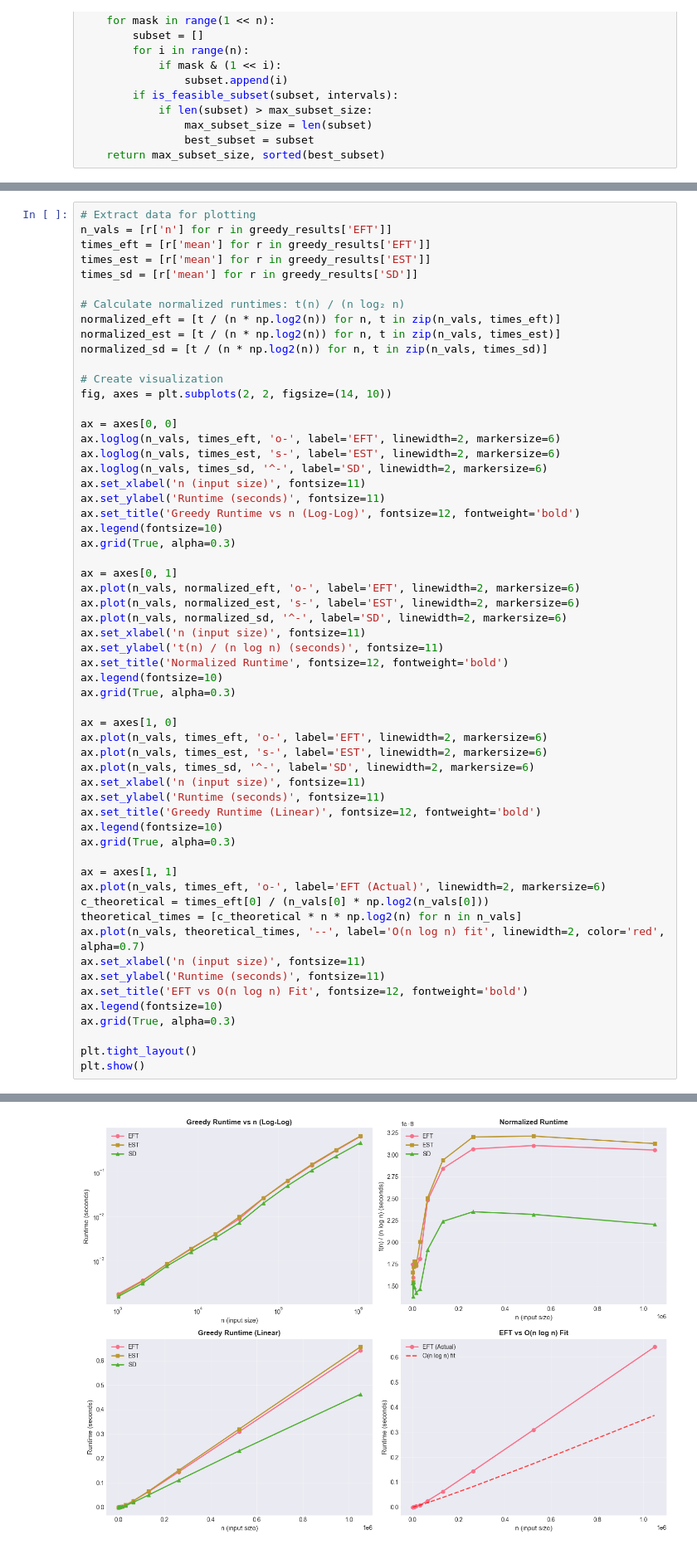
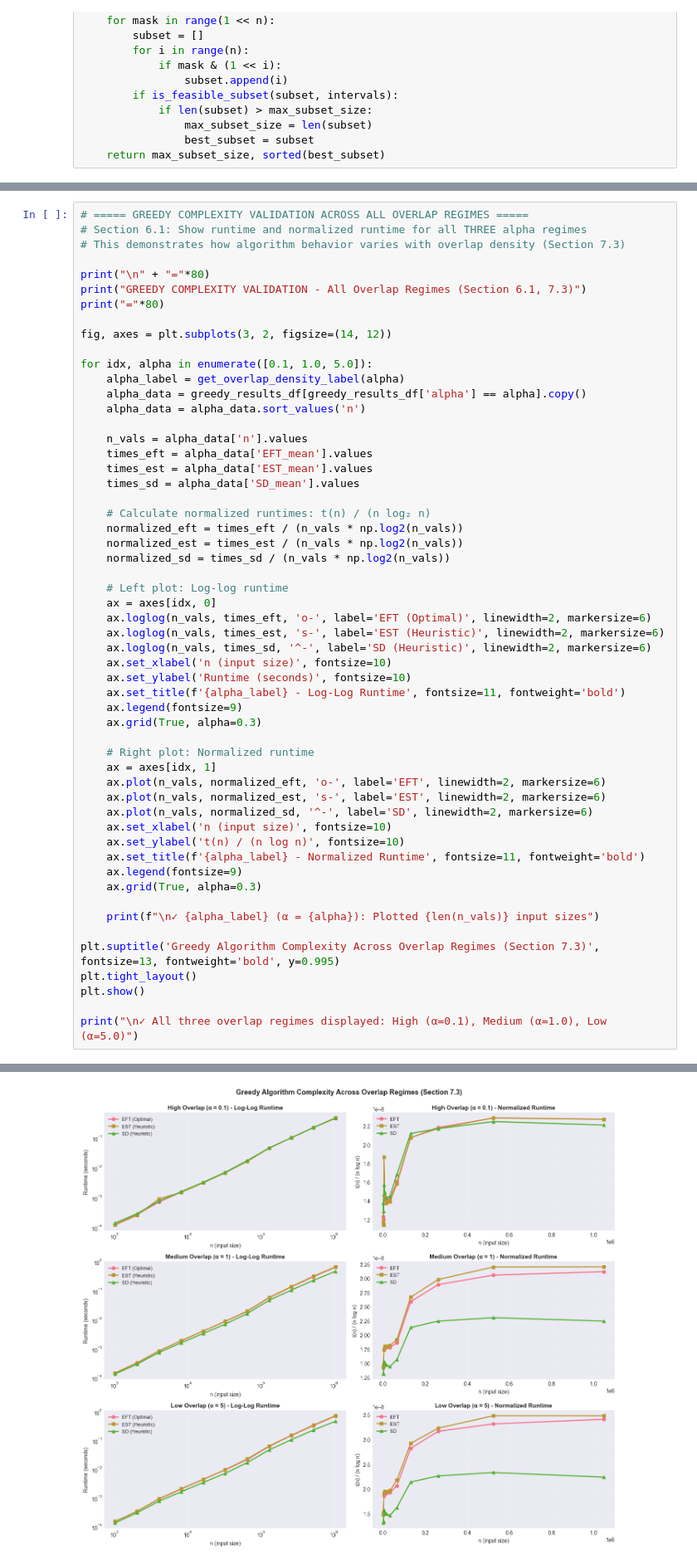
Before and after one commit to saugatshakya/interval-scheduling-analysis, a Jupyter notebook: report.ipynb, the cells around one changed output, grey strips where cells are left out. Shown at 83% size. Drawn from its saved outputs; the diff is of its cells as text.

```diff
--- a/report.ipynb
+++ b/report.ipynb
@@ -532,59 +756,56 @@ We validate using runtime and normalized-runtime plots below.
 # %%
-# Extract data for plotting
-n_vals = [r['n'] for r in greedy_results['EFT']]
-times_eft = [r['mean'] for r in greedy_results['EFT']]
-times_est = [r['mean'] for r in greedy_results['EST']]
-times_sd = [r['mean'] for r in greedy_results['SD']]
+# ===== GREEDY COMPLEXITY VALIDATION ACROSS ALL OVERLAP REGIMES =====
+# Section 6.1: Show runtime and normalized runtime for all THREE alpha regimes
+# This demonstrates how algorithm behavior varies with overlap density (Section 7.3)
 
-# Calculate normalized runtimes: t(n) / (n log₂ n)
-normalized_eft = [t / (n * np.log2(n)) for n, t in zip(n_vals, times_eft)]
-normalized_est = [t / (n * np.log2(n)) for n, t in zip(n_vals, times_est)]
-normalized_sd = [t / (n * np.log2(n)) for n, t in zip(n_vals, times_sd)]
+print("\n" + "="*80)
+print("GREEDY COMPLEXITY VALIDATION - All Overlap Regimes (Section 6.1, 7.3)")
+print("="*80)
 
-# Create visualization
-fig, axes = plt.subplots(2, 2, figsize=(14, 10))
+fig, axes = plt.subplots(3, 2, figsize=(14, 12))
 
-ax = axes[0, 0]
-ax.loglog(n_vals, times_eft, 'o-', label='EFT', linewidth=2, markersize=6)
-ax.loglog(n_vals, times_est, 's-', label='EST', linewidth=2, markersize=6)
-ax.loglog(n_vals, times_sd, '^-', label='SD', linewidth=2, markersize=6)
-ax.set_xlabel('n (input size)', fontsize=11)
-ax.set_ylabel('Runtime (seconds)', fontsize=11)
-ax.set_title('Greedy Runtime vs n (Log-Log)', fontsize=12, fontweight='bold')
-ax.legend(fontsize=10)
-ax.grid(True, alpha=0.3)
+for idx, alpha in enumerate([0.1, 1.0, 5.0]):
+    alpha_label = get_overlap_density_label(alpha)
+    alpha_data = greedy_results_df[greedy_results_df['alpha'] == alpha].copy()
+    alpha_data = alpha_data.sort_values('n')
 
-ax = axes[0, 1]
-ax.plot(n_vals, normalized_eft, 'o-', label='EFT', linewidth=2, markersize=6)
-ax.plot(n_vals, normalized_est, 's-', label='EST', linewidth=2, markersize=6)
-ax.plot(n_vals, normalized_sd, '^-', label='SD', linewidth=2, markersize=6)
-ax.set_xlabel('n (input size)', fontsize=11)
-ax.set_ylabel('t(n) / (n log n) (seconds)', fontsize=11)
-ax.set_title('Normalized Runtime', fontsize=12, fontweight='bold')
-ax.legend(fontsize=10)
-ax.grid(True, alpha=0.3)
+    n_vals = alpha_data['n'].values
+    times_eft = alpha_data['EFT_mean'].values
+    times_est = alpha_data['EST_mean'].values
+    times_sd = alpha_data['SD_mean'].values
 
-ax = axes[1, 0]
-ax.plot(n_vals, times_eft, 'o-', label='EFT', linewidth=2, markersize=6)
-ax.plot(n_vals, times_est, 's-', label='EST', linewidth=2, markersize=6)
-ax.plot(n_vals, times_sd, '^-', label='SD', linewidth=2, markersize=6)
-ax.set_xlabel('n (input size)', fontsize=11)
-ax.set_ylabel('Runtime (seconds)', fontsize=11)
-ax.set_title('Greedy Runtime (Linear)', fontsize=12, fontweight='bold')
-ax.legend(fontsize=10)
-ax.grid(True, alpha=0.3)
+    # Calculate normalized runtimes: t(n) / (n log₂ n)
+    normalized_eft = times_eft / (n_vals * np.log2(n_vals))
+    normalized_est = times_est / (n_vals * np.log2(n_vals))
+    normalized_sd = times_sd / (n_vals * np.log2(n_vals))
 
-ax = axes[1, 1]
-ax.plot(n_vals, times_eft, 'o-', label='EFT (Actual)', linewidth=2, markersize=6)
-c_theoretical = times_eft[0] / (n_vals[0] * np.log2(n_vals[0]))
-theoretical_times = [c_theoretical * n * np.log2(n) for n in n_vals]
-ax.plot(n_vals, theoretical_times, '--', label='O(n log n) fit', linewidth=2, color='red', alpha=0.7)
-ax.set_xlabel('n (input size)', fontsize=11)
-ax.set_ylabel('Runtime (seconds)', fontsize=11)
-ax.set_title('EFT vs O(n log n) Fit', fontsize=12, fontweight='bold')
-ax.legend(fontsize=10)
-ax.grid(True, alpha=0.3)
+    # Left plot: Log-log runtime
+    ax = axes[idx, 0]
+    ax.loglog(n_vals, times_eft, 'o-', label='EFT (Optimal)', linewidth=2, markersize=6)
+    ax.loglog(n_vals, times_est, 's-', label='EST (Heuristic)', linewidth=2, markersize=6)
+    ax.loglog(n_vals, times_sd, '^-', label='SD (Heuristic)', linewidth=2, markersize=6)
+    ax.set_xlabel('n (input size)', fontsize=10)
+    ax.set_ylabel('Runtime (seconds)', fontsize=10)
+    ax.set_title(f'{alpha_label} - Log-Log Runtime', fontsize=11, fontweight='bold')
+    ax.legend(fontsize=9)
+    ax.grid(True, alpha=0.3)
 
+    # Right plot: Normalized runtime
+    ax = axes[idx, 1]
+    ax.plot(n_vals, normalized_eft, 'o-', label='EFT', linewidth=2, markersize=6)
+    ax.plot(n_vals, normalized_est, 's-', label='EST', linewidth=2, markersize=6)
+    ax.plot(n_vals, normalized_sd, '^-', label='SD', linewidth=2, markersize=6)
+    ax.set_xlabel('n (input size)', fontsize=10)
+    ax.set_ylabel('t(n) / (n log n)', fontsize=10)
+    ax.set_title(f'{alpha_label} - Normalized Runtime', fontsize=11, fontweight='bold')
+    ax.legend(fontsize=9)
+    ax.grid(True, alpha=0.3)
+
+    print(f"\n✓ {alpha_label} (α = {alpha}): Plotted {len(n_vals)} input sizes")
+
+plt.suptitle('Greedy Algorithm Complexity Across Overlap Regimes (Section 7.3)', fontsize=13, fontweight='bold', y=0.995)
 plt.tight_layout()
 plt.show()
+
+print("\n✓ All three overlap regimes displayed: High (α=0.1), Medium (α=1.0), Low (α=5.0)")
 # %% [output]
@@ -591 +821 @@ plt.show()
-[figure, old version]
+[figure, new version]
```
Also changed, not shown: parts of 10 cells of this notebook, 3 other files.
